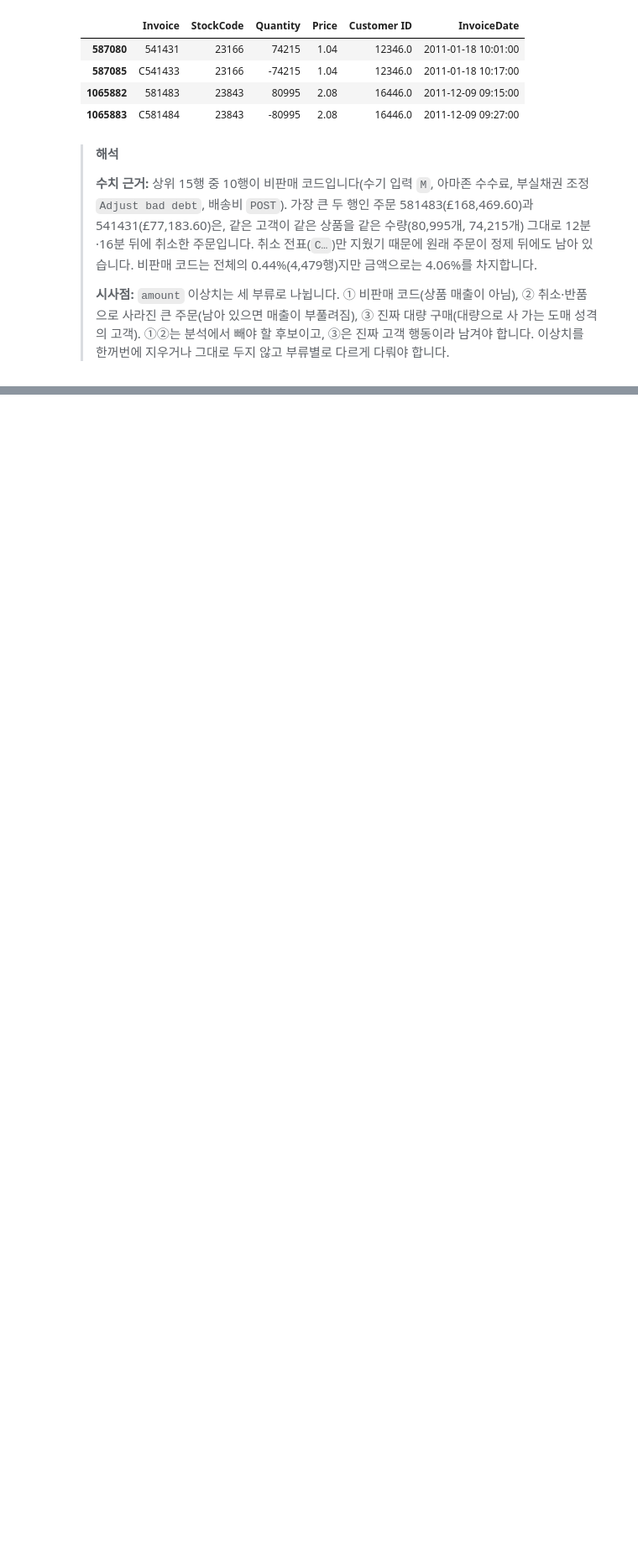
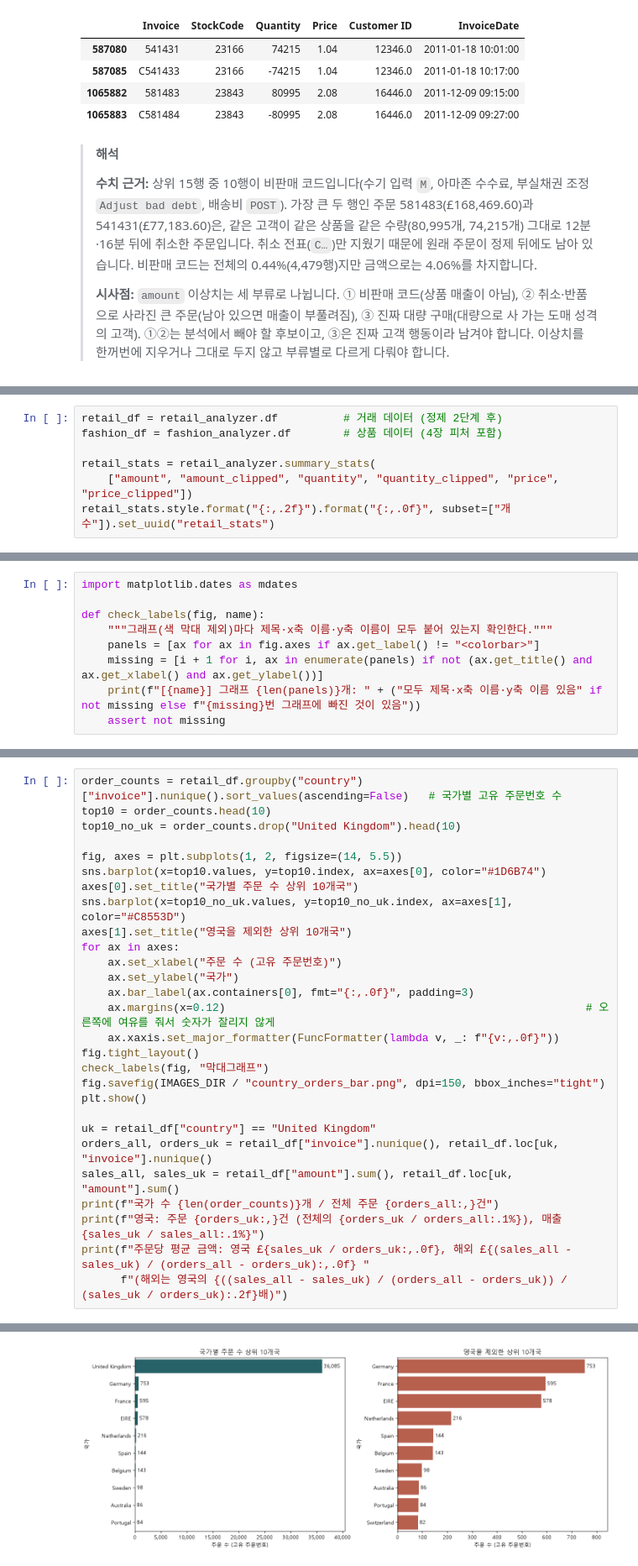
Before and after one commit to byungwoo2026/shopping-rfm-analysis_A1-1, a Jupyter notebook: notebooks/analysis_report.ipynb, the cells around one changed output, grey strips where cells are left out. Shown at 84% size. Drawn from its saved outputs; the diff is of its cells as text; blank space fills up the shorter version.

```diff
--- a/notebooks/analysis_report.ipynb
+++ b/notebooks/analysis_report.ipynb
@@ -1273,0 +1288,7 @@ plt.show()
+# %%
+retail_df = retail_analyzer.df          # 거래 데이터 (정제 2단계 후)
+fashion_df = fashion_analyzer.df        # 상품 데이터 (4장 피처 포함)
+
+retail_stats = retail_analyzer.summary_stats(
+    ["amount", "amount_clipped", "quantity", "quantity_clipped", "price", "price_clipped"])
+retail_stats.style.format("{:,.2f}").format("{:,.0f}", subset=["개수"]).set_uuid("retail_stats")
@@ -1273,0 +1393,9 @@ plt.show()
+# %%
+import matplotlib.dates as mdates
+
+def check_labels(fig, name):
+    """그래프(색 막대 제외)마다 제목·x축 이름·y축 이름이 모두 붙어 있는지 확인한다."""
+    panels = [ax for ax in fig.axes if ax.get_label() != "<colorbar>"]
+    missing = [i + 1 for i, ax in enumerate(panels) if not (ax.get_title() and ax.get_xlabel() and ax.get_ylabel())]
+    print(f"[{name}] 그래프 {len(panels)}개: " + ("모두 제목·x축 이름·y축 이름 있음" if not missing else f"{missing}번 그래프에 빠진 것이 있음"))
+    assert not missing
@@ -1273,0 +1406,29 @@ plt.show()
+# %%
+order_counts = retail_df.groupby("country")["invoice"].nunique().sort_values(ascending=False)   # 국가별 고유 주문번호 수
+top10 = order_counts.head(10)
+top10_no_uk = order_counts.drop("United Kingdom").head(10)
+
+fig, axes = plt.subplots(1, 2, figsize=(14, 5.5))
+sns.barplot(x=top10.values, y=top10.index, ax=axes[0], color="#1D6B74")
+axes[0].set_title("국가별 주문 수 상위 10개국")
+sns.barplot(x=top10_no_uk.values, y=top10_no_uk.index, ax=axes[1], color="#C8553D")
+axes[1].set_title("영국을 제외한 상위 10개국")
+for ax in axes:
+    ax.set_xlabel("주문 수 (고유 주문번호)")
+    ax.set_ylabel("국가")
+    ax.bar_label(ax.containers[0], fmt="{:,.0f}", padding=3)
+    ax.margins(x=0.12)                                                       # 오른쪽에 여유를 줘서 숫자가 잘리지 않게
+    ax.xaxis.set_major_formatter(FuncFormatter(lambda v, _: f"{v:,.0f}"))
+fig.tight_layout()
+check_labels(fig, "막대그래프")
+fig.savefig(IMAGES_DIR / "country_orders_bar.png", dpi=150, bbox_inches="tight")
+plt.show()
+
+uk = retail_df["country"] == "United Kingdom"
+orders_all, orders_uk = retail_df["invoice"].nunique(), retail_df.loc[uk, "invoice"].nunique()
+sales_all, sales_uk = retail_df["amount"].sum(), retail_df.loc[uk, "amount"].sum()
+print(f"국가 수 {len(order_counts)}개 / 전체 주문 {orders_all:,}건")
+print(f"영국: 주문 {orders_uk:,}건 (전체의 {orders_uk / orders_all:.1%}), 매출 {sales_uk / sales_all:.1%}")
+print(f"주문당 평균 금액: 영국 £{sales_uk / orders_uk:,.0f}, 해외 £{(sales_all - sales_uk) / (orders_all - orders_uk):,.0f} "
+      f"(해외는 영국의 {((sales_all - sales_uk) / (orders_all - orders_uk)) / (sales_uk / orders_uk):.2f}배)")
+# %% [output]
@@ -1273,0 +1436 @@ plt.show()
+[figure, added]
```
Also changed, not shown: parts of 107 cells of this notebook, 6 other files.
